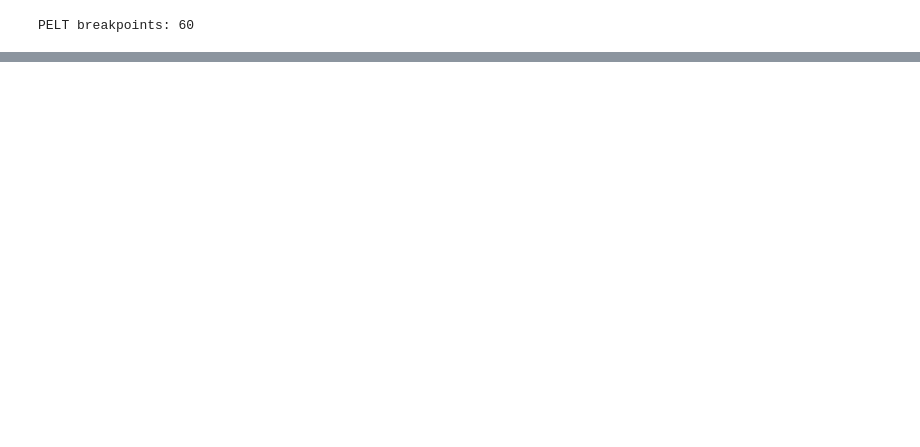
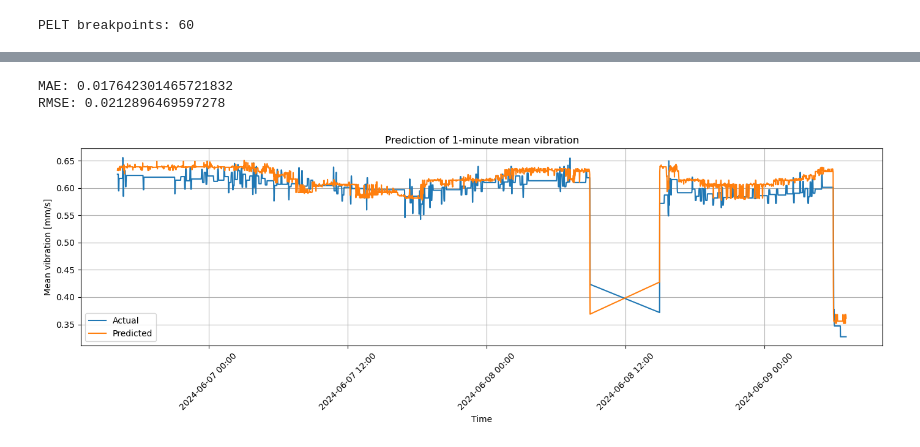
Before and after one commit to Pumpekraftverk/Grunnai, a Jupyter notebook: modeling.ipynb, the cells around one changed output, grey strips where cells are left out. Cells and saved outputs as stored; diff of their text form; code cells hidden in the pictures; blank space fills up the shorter version.

Commit message:
Adjusted the help functions and update modeling

```diff
--- a/modeling.ipynb
+++ b/modeling.ipynb
@@ -350,0 +381,50 @@ plt.show()
+# %%
+split = int(len(model_windows) * 0.7)
+
+X_train = X.iloc[:split]
+y_train = y.iloc[:split]
+
+X_test = X.iloc[split:]
+y_test = y.iloc[split:]
+
+test_time = model_windows["start_time"].iloc[split:]
+# %%
+from sklearn.ensemble import HistGradientBoostingRegressor
+from sklearn.metrics import mean_absolute_error, mean_squared_error
+import numpy as np
+
+model = HistGradientBoostingRegressor(
+    max_iter=300,
+    learning_rate=0.05,
+    max_leaf_nodes=31,
+    random_state=42
+)
+
+model.fit(X_train, y_train)
+
+y_pred = model.predict(X_test)
+
+print("MAE:", mean_absolute_error(y_test, y_pred))
+print("RMSE:", np.sqrt(mean_squared_error(y_test, y_pred)))
+# %% [output]
+MAE: 0.017642301465721832
+RMSE: 0.0212896469597278
+# %%
+plt.figure(figsize=(14, 5))
+
+plt.plot(test_time, y_test, label="Actual")
+plt.plot(test_time, y_pred, label="Predicted")
+
+plt.xlabel("Time")
+plt.ylabel("Mean vibration [mm/s]")
+plt.title("Prediction of 1-minute mean vibration")
+plt.legend()
+plt.grid(True)
+
+plt.gca().xaxis.set_major_formatter(mdates.DateFormatter("%Y-%m-%d %H:%M"))
+plt.xticks(rotation=45)
+
+plt.tight_layout()
+plt.show()
+# %% [output]
+[figure, added]
```
Also changed, not shown: parts of 35 cells of this notebook, 1 other file.
